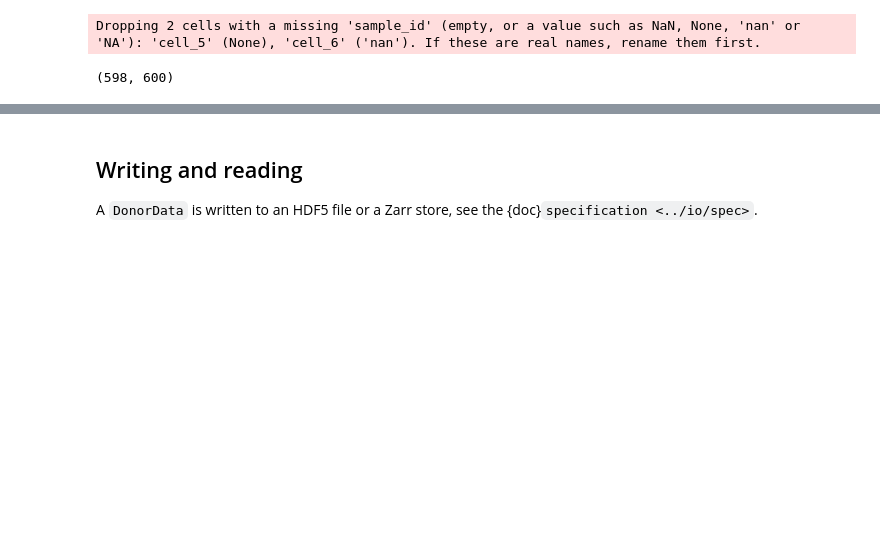
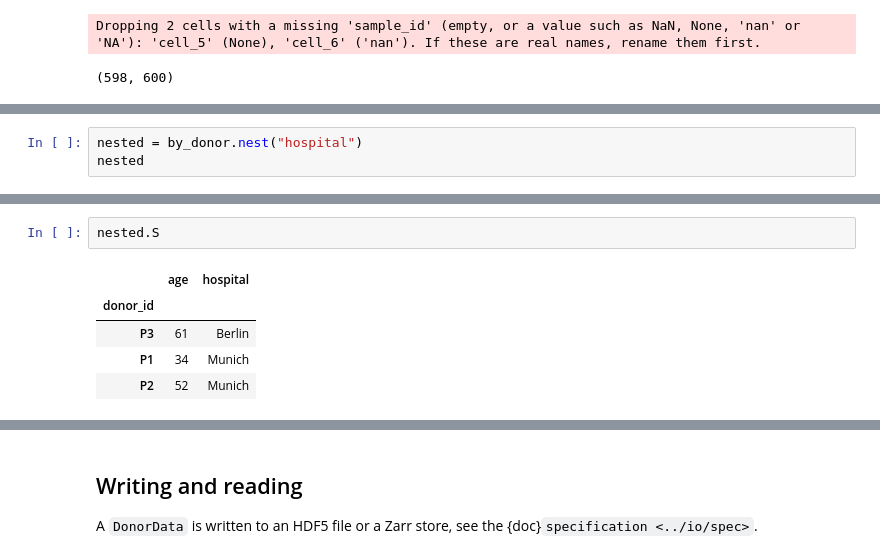
Before and after one commit to theislab/donordata, a Jupyter notebook: docs/tutorials/getting_started.ipynb, the cells around one changed output, grey strips where cells are left out. Drawn from its saved outputs; the diff is of its cells as text; blank space fills up the shorter version.

```diff
--- a/docs/tutorials/getting_started.ipynb
+++ b/docs/tutorials/getting_started.ipynb
@@ -202,0 +219,3 @@ Dropping 2 cells with a missing 'sample_id' (empty, or a value such as NaN, None
+# %%
+nested = by_donor.nest("hospital")
+nested
@@ -202,0 +239,8 @@ Dropping 2 cells with a missing 'sample_id' (empty, or a value such as NaN, None
+# %%
+nested.S
+# %% [output]
+|  | age | hospital |
+| donor_id |  |  |
+| P3 | 61 | Berlin |
+| P1 | 34 | Munich |
+| P2 | 52 | Munich |
```
Also changed, not shown: parts of 7 cells of this notebook.
